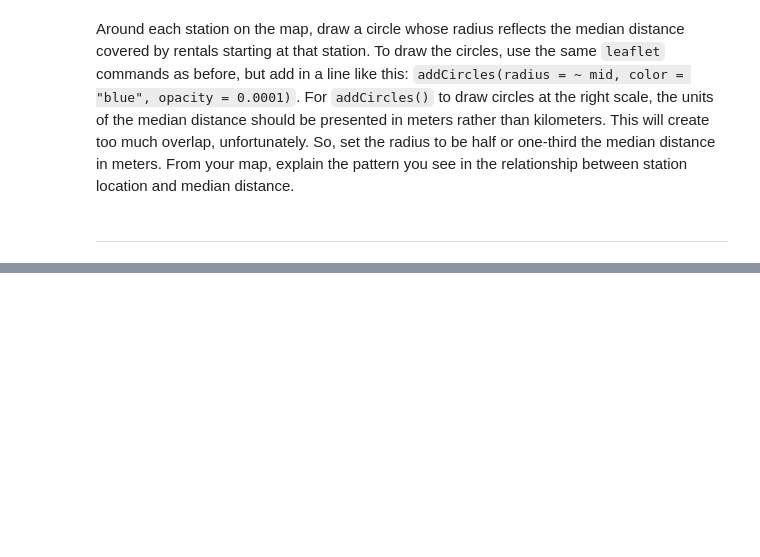
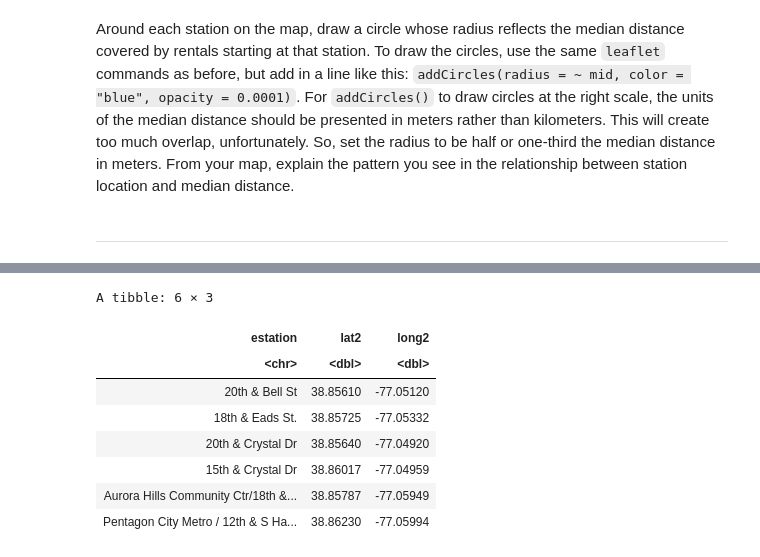
Before and after one commit to stat184-summer2023/a07-ggplot-davefriedman01, a Jupyter notebook: A07.ipynb, the cells around one changed output, grey strips where cells are left out. Cells and saved outputs as stored; diff of their text form; code cells hidden in the pictures; blank space fills up the shorter version.

```diff
--- a/A07.ipynb
+++ b/A07.ipynb
@@ -319,0 +350,12 @@ Around each station on the map, draw a circle whose radius reflects the median d
+# %%
+head(Simple2)
+# %% [output]
+A tibble: 6 × 3
+| estation | lat2 | long2 |
+| <chr> | <dbl> | <dbl> |
+| 20th & Bell St | 38.85610 | -77.05120 |
+| 18th & Eads St. | 38.85725 | -77.05332 |
+| 20th & Crystal Dr | 38.85640 | -77.04920 |
+| 15th & Crystal Dr | 38.86017 | -77.04959 |
+| Aurora Hills Community Ctr/18th &... | 38.85787 | -77.05949 |
+| Pentagon City Metro / 12th & S Ha... | 38.86230 | -77.05994 |
```
Also changed, not shown: parts of 5 cells of this notebook, 2 other files.
